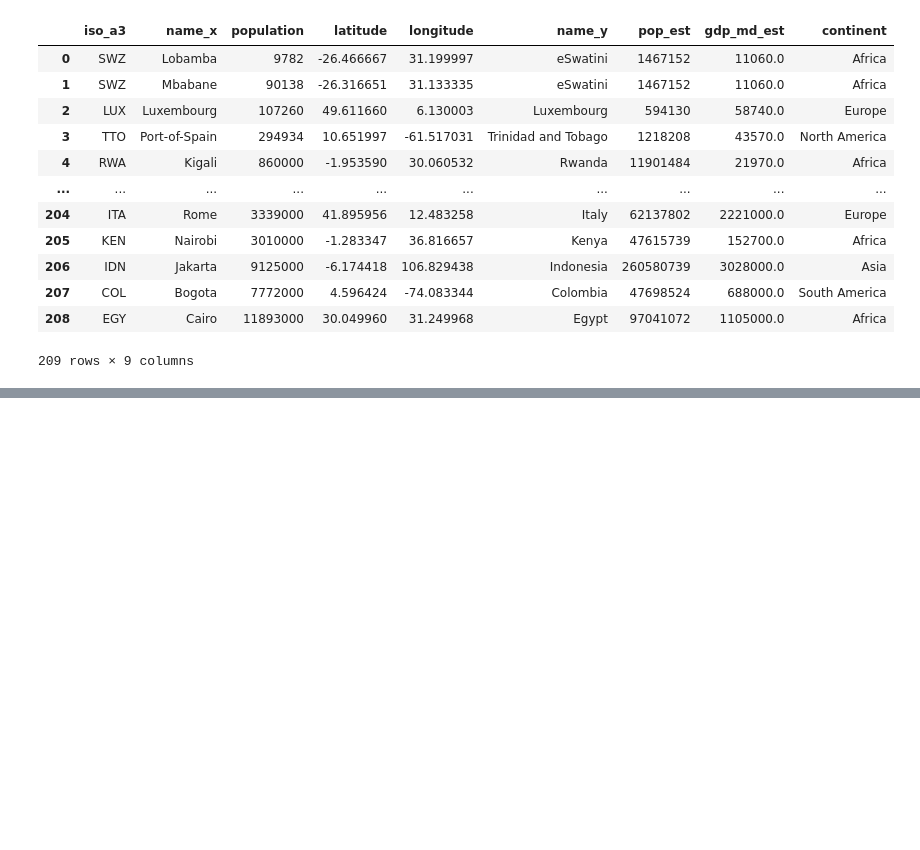
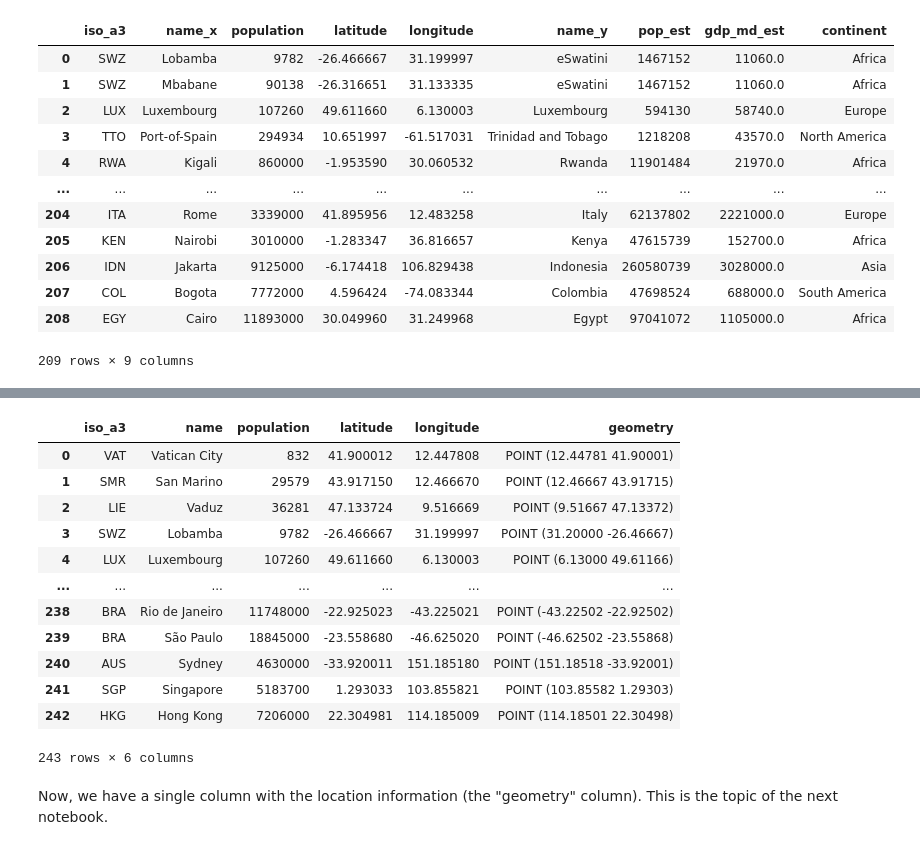
Before and after one commit to jorisvandenbossche/DS-python-geospatial, a Jupyter notebook: _solved/introdution-tabular-data.ipynb, the cells around one changed output, grey strips where cells are left out. Cells and saved outputs as stored; diff of their text form; code cells hidden in the pictures; blank space fills up the shorter version.

```diff
--- a/_solved/introdution-tabular-data.ipynb
+++ b/_solved/introdution-tabular-data.ipynb
@@ -915,0 +951,18 @@ pd.merge(cities, countries, on="iso_a3")
+# %%
+cities_geo
+# %% [output]
+|  | iso_a3 | name | population | latitude | longitude | geometry |
+| 0 | VAT | Vatican City | 832 | 41.900012 | 12.447808 | POINT (12.44781 41.90001) |
+| 1 | SMR | San Marino | 29579 | 43.917150 | 12.466670 | POINT (12.46667 43.91715) |
+| 2 | LIE | Vaduz | 36281 | 47.133724 | 9.516669 | POINT (9.51667 47.13372) |
+| 3 | SWZ | Lobamba | 9782 | -26.466667 | 31.199997 | POINT (31.20000 -26.46667) |
+| 4 | LUX | Luxembourg | 107260 | 49.611660 | 6.130003 | POINT (6.13000 49.61166) |
+| ... | ... | ... | ... | ... | ... | ... |
+| 238 | BRA | Rio de Janeiro | 11748000 | -22.925023 | -43.225021 | POINT (-43.22502 -22.92502) |
+| 239 | BRA | São Paulo | 18845000 | -23.558680 | -46.625020 | POINT (-46.62502 -23.55868) |
+| 240 | AUS | Sydney | 4630000 | -33.920011 | 151.185180 | POINT (151.18518 -33.92001) |
+| 241 | SGP | Singapore | 5183700 | 1.293033 | 103.855821 | POINT (103.85582 1.29303) |
+| 242 | HKG | Hong Kong | 7206000 | 22.304981 | 114.185009 | POINT (114.18501 22.30498) |
+243 rows × 6 columns
+# %% [markdown]
+Now, we have a single column with the location information (the "geometry" column). This is the topic of the next notebook.
```
Also changed, not shown: parts of 8 cells of this notebook.
